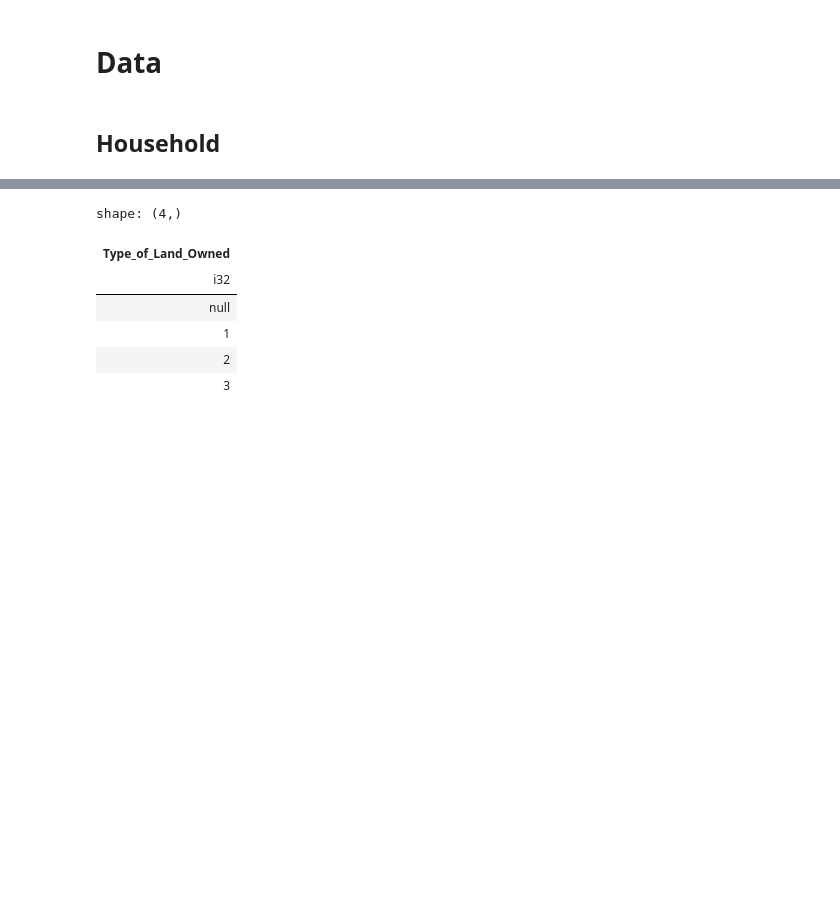
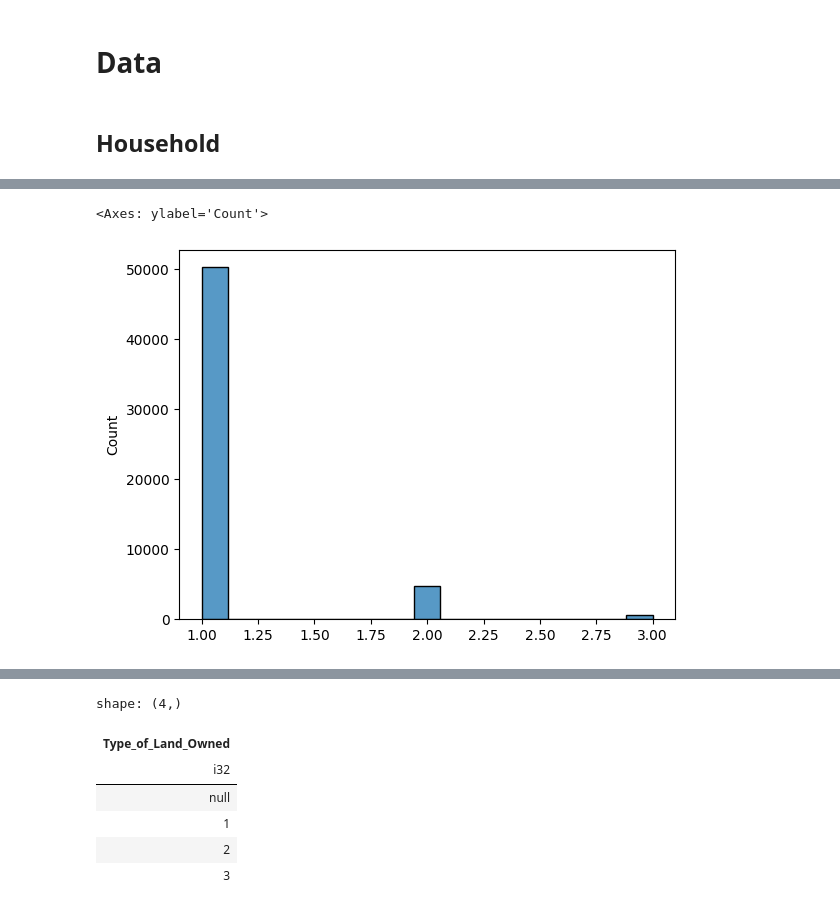
Before and after one commit to Rudra-G-23/rural-financial-inclusion-govt-scheme-recommendation, a Jupyter notebook: parquet-data/lev-03/notebooks/lev-03-03-mp-data-cleaning.ipynb, the cells around one changed output, grey strips where cells are left out. Cells and saved outputs as stored; diff of their text form; code cells hidden in the pictures; blank space fills up the shorter version.

```diff
--- a/parquet-data/lev-03/notebooks/lev-03-03-mp-data-cleaning.ipynb
+++ b/parquet-data/lev-03/notebooks/lev-03-03-mp-data-cleaning.ipynb
@@ -170,0 +199,5 @@ shape: (1, 13)
+# %%
+sns.histplot(mp_data['Type_of_Dwelling_Unit'])
+# %% [output]
+<Axes: ylabel='Count'>
+[figure, added]
```
Also changed, not shown: parts of 36 cells of this notebook, 5 other files.
